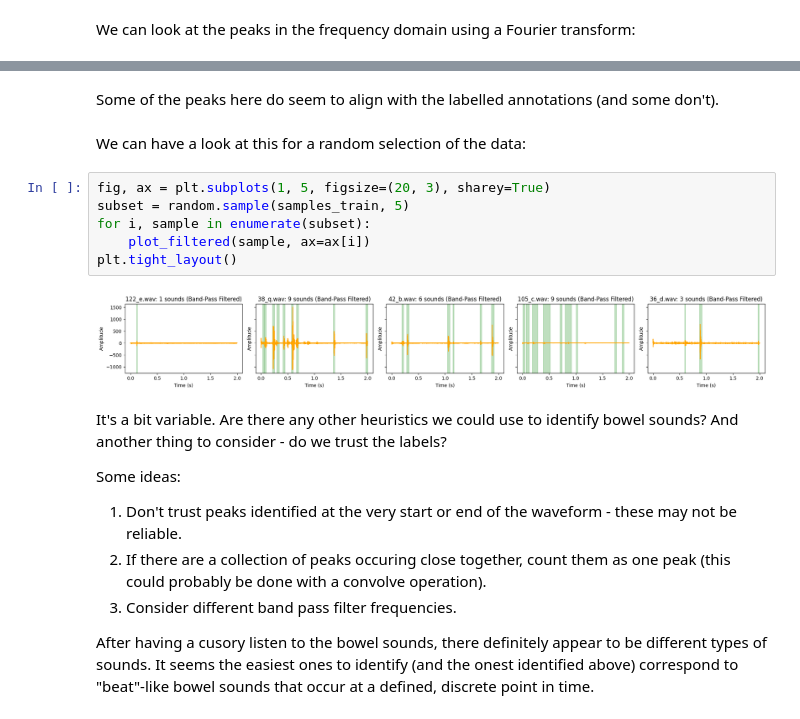
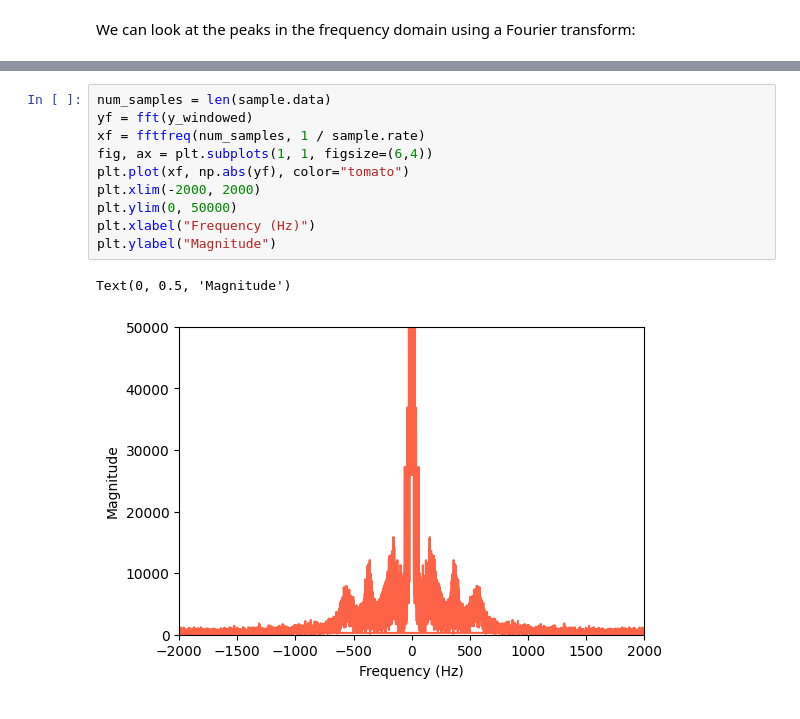
Before and after one commit to YiangChen/Qbio_FPj, a Jupyter notebook: exploration.ipynb, the cells around one changed output, grey strips where cells are left out. Saved outputs shown, nothing was run; the diff lists cells and outputs as text.

Commit message:
Explorations done for presentation.

```diff
--- a/exploration.ipynb
+++ b/exploration.ipynb
@@ -153,21 +145,13 @@ plot_filtered(sample)
-# %% [markdown]
-Some of the peaks here do seem to align with the labelled annotations (and some don't).
-# %% [markdown]
-We can have a look at this for a random selection of the data:
-# %%
-fig, ax = plt.subplots(1, 5, figsize=(20, 3), sharey=True)
-subset = random.sample(samples_train, 5)
-for i, sample in enumerate(subset):
-    plot_filtered(sample, ax=ax[i])
-plt.tight_layout()
-# %% [output]
-[figure, removed]
-# %% [markdown]
-It's a bit variable. Are there any other heuristics we could use to identify bowel sounds? And another thing to consider - do we trust the labels?
-
-Some ideas:
-1. Don't trust peaks identified at the very start or end of the waveform - these may not be reliable.
-2. If there are a collection of peaks occuring close together, count them as one peak (this could probably be done with a convolve operation).
-3. Consider different band pass filter frequencies.
-
-After having a cusory listen to the bowel sounds, there definitely appear to be different types of sounds. It seems the easiest ones to identify (and the onest identified above) correspond to "beat"-like bowel sounds that occur at a defined, discrete point in time.
+# %%
+num_samples = len(sample.data)
+yf = fft(y_windowed)
+xf = fftfreq(num_samples, 1 / sample.rate)
+fig, ax = plt.subplots(1, 1, figsize=(6,4))
+plt.plot(xf, np.abs(yf), color="tomato")
+plt.xlim(-2000, 2000)
+plt.ylim(0, 50000)
+plt.xlabel("Frequency (Hz)")
+plt.ylabel("Magnitude")
+# %% [output]
+Text(0, 0.5, 'Magnitude')
+[figure, added]
```
Also changed, not shown: parts of 48 cells of this notebook.
